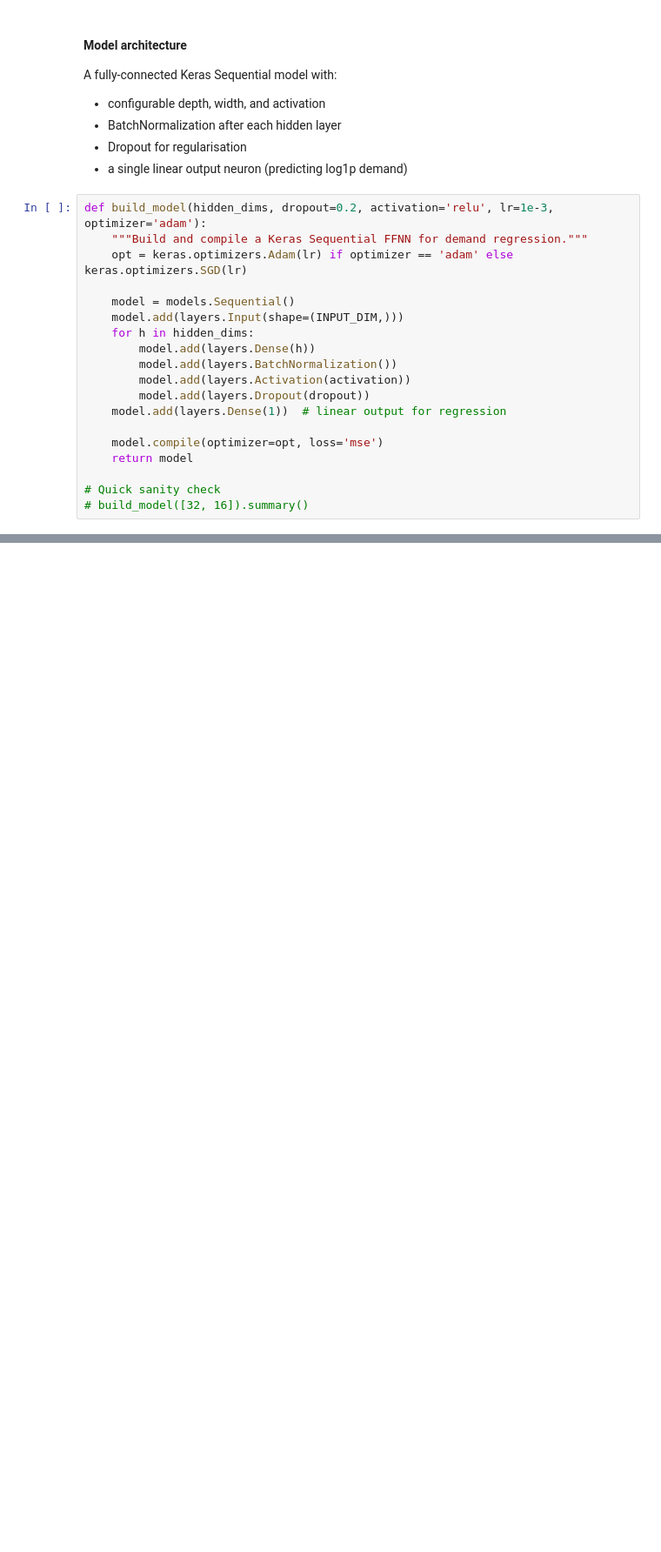
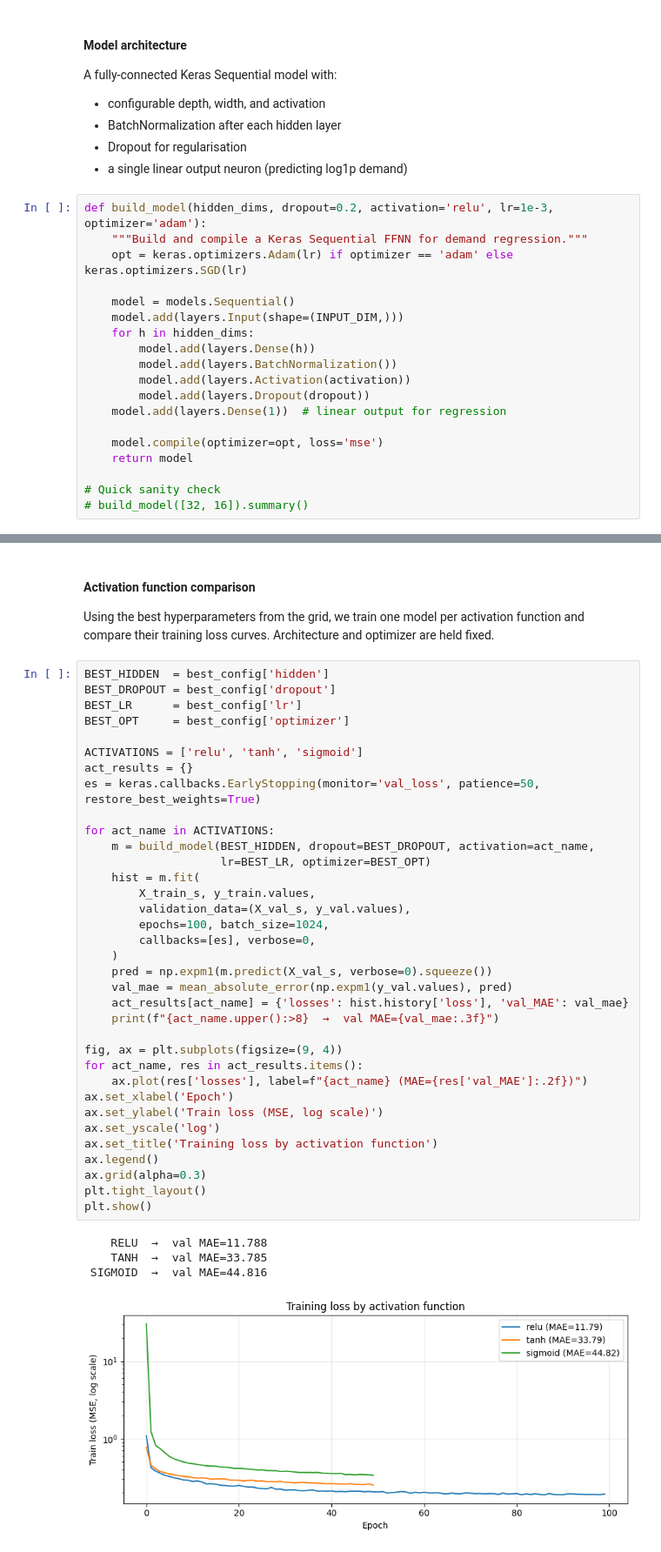
Before and after one commit to timoerc/AAA26-Chicago-Mobility, a Jupyter notebook: notebooks/05b_nn.ipynb, the cells around one changed output, grey strips where cells are left out. Shown at 87% size. Saved outputs shown, nothing was run; the diff lists cells and outputs as text; blank space fills up the shorter version.

Commit message:
Build Hyperparameter Tuning through Grid Search & Activation Function comparison

```diff
--- a/notebooks/05b_nn.ipynb
+++ b/notebooks/05b_nn.ipynb
@@ -143,0 +229,45 @@ def build_model(hidden_dims, dropout=0.2, activation='relu', lr=1e-3, optimizer=
+# %% [markdown]
+#### Activation function comparison
+
+Using the best hyperparameters from the grid, we train one model per activation function
+and compare their training loss curves. Architecture and optimizer are held fixed.
+# %%
+BEST_HIDDEN  = best_config['hidden']
+BEST_DROPOUT = best_config['dropout']
+BEST_LR      = best_config['lr']
+BEST_OPT     = best_config['optimizer']
+
+ACTIVATIONS = ['relu', 'tanh', 'sigmoid']
+act_results = {}
+es = keras.callbacks.EarlyStopping(monitor='val_loss', patience=50, restore_best_weights=True)
+
+for act_name in ACTIVATIONS:
+    m = build_model(BEST_HIDDEN, dropout=BEST_DROPOUT, activation=act_name,
+                    lr=BEST_LR, optimizer=BEST_OPT)
+    hist = m.fit(
+        X_train_s, y_train.values,
+        validation_data=(X_val_s, y_val.values),
+        epochs=100, batch_size=1024,
+        callbacks=[es], verbose=0,
+    )
+    pred = np.expm1(m.predict(X_val_s, verbose=0).squeeze())
+    val_mae = mean_absolute_error(np.expm1(y_val.values), pred)
+    act_results[act_name] = {'losses': hist.history['loss'], 'val_MAE': val_mae}
+    print(f"{act_name.upper():>8}  →  val MAE={val_mae:.3f}")
+
+fig, ax = plt.subplots(figsize=(9, 4))
+for act_name, res in act_results.items():
+    ax.plot(res['losses'], label=f"{act_name} (MAE={res['val_MAE']:.2f})")
+ax.set_xlabel('Epoch')
+ax.set_ylabel('Train loss (MSE, log scale)')
+ax.set_yscale('log')
+ax.set_title('Training loss by activation function')
+ax.legend()
+ax.grid(alpha=0.3)
+plt.tight_layout()
+plt.show()
+# %% [output]
+    RELU  →  val MAE=11.788
+    TANH  →  val MAE=33.785
+ SIGMOID  →  val MAE=44.816
+[figure, added]
```
Also changed, not shown: parts of 3 cells of this notebook.
